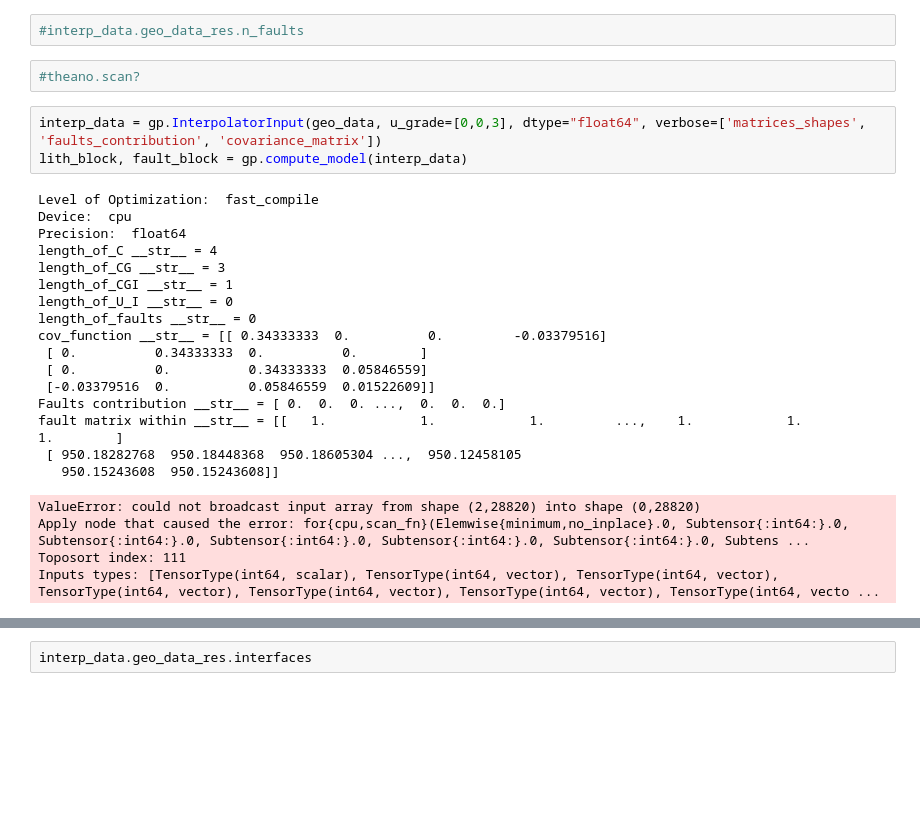
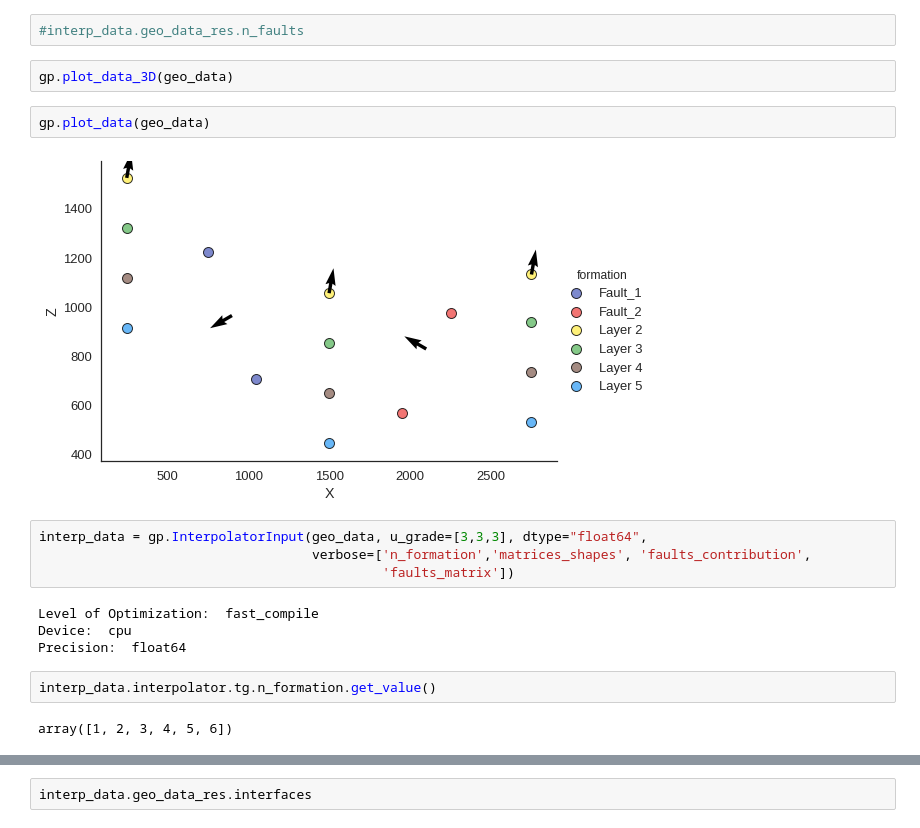
Before and after one commit to gempy-project/gempy, a Jupyter notebook: Prototype Notebook/exp1_gempy_graben_pymc2.ipynb, the cells around one changed output, grey strips where cells are left out. Saved outputs shown, nothing was run; the diff lists cells and outputs as text; blank space fills up the shorter version.

Commit message:
- Fault networks running

```diff
--- a/Prototype Notebook/exp1_gempy_graben_pymc2.ipynb
+++ b/Prototype Notebook/exp1_gempy_graben_pymc2.ipynb
@@ -63,29 +63,21 @@ plt.tight_layout()
 # fault_block
 # %%
 #interp_data.geo_data_res.n_faults
-# %%
-#theano.scan?
+# %%
+gp.plot_data_3D(geo_data)
+# %%
+gp.plot_data(geo_data)
+# %% [output]
+[figure, added]
 # %%
-interp_data = gp.InterpolatorInput(geo_data, u_grade=[0,0,3], dtype="float64", verbose=['matrices_shapes', 'faults_contribution', 'covariance_matrix'])
-lith_block, fault_block = gp.compute_model(interp_data)
+interp_data = gp.InterpolatorInput(geo_data, u_grade=[3,3,3], dtype="float64",
+                                   verbose=['n_formation','matrices_shapes', 'faults_contribution',
+                                            'faults_matrix'])
 # %% [output]
 Level of Optimization:  fast_compile
 Device:  cpu
 Precision:  float64
-length_of_C __str__ = 4
-length_of_CG __str__ = 3
-length_of_CGI __str__ = 1
-length_of_U_I __str__ = 0
-length_of_faults __str__ = 0
-cov_function __str__ = [[ 0.34333333  0.          0.         -0.03379516]
- [ 0.          0.34333333  0.          0.        ]
- [ 0.          0.          0.34333333  0.05846559]
- [-0.03379516  0.          0.05846559  0.01522609]]
-Faults contribution __str__ = [ 0.  0.  0. ...,  0.  0.  0.]
-fault matrix within __str__ = [[   1.            1.            1.         ...,    1.            1.            1.        ]
- [ 950.18282768  950.18448368  950.18605304 ...,  950.12458105
-   950.15243608  950.15243608]]
-ValueError: could not broadcast input array from shape (2,28820) into shape (0,28820)
-Apply node that caused the error: for{cpu,scan_fn}(Elemwise{minimum,no_inplace}.0, Subtensor{:int64:}.0, Subtensor{:int64:}.0, Subtensor{:int64:}.0, Subtensor{:int64:}.0, Subtensor{:int64:}.0, Subtens ...
-Toposort index: 111
-Inputs types: [TensorType(int64, scalar), TensorType(int64, vector), TensorType(int64, vector), TensorType(int64, vector), TensorType(int64, vector), TensorType(int64, vector), TensorType(int64, vecto ...
+# %%
+interp_data.interpolator.tg.n_formation.get_value()
+# %% [output]
+array([1, 2, 3, 4, 5, 6])
```
Also changed, not shown: parts of 45 cells of this notebook, 1 other file.
